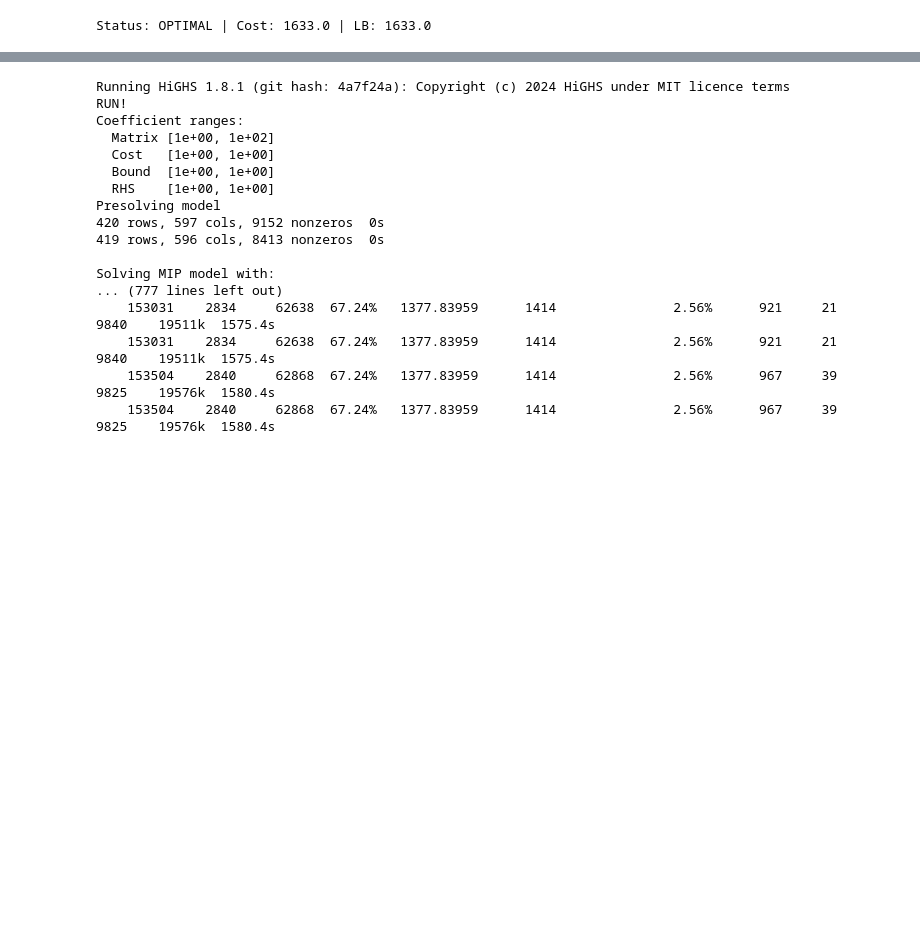
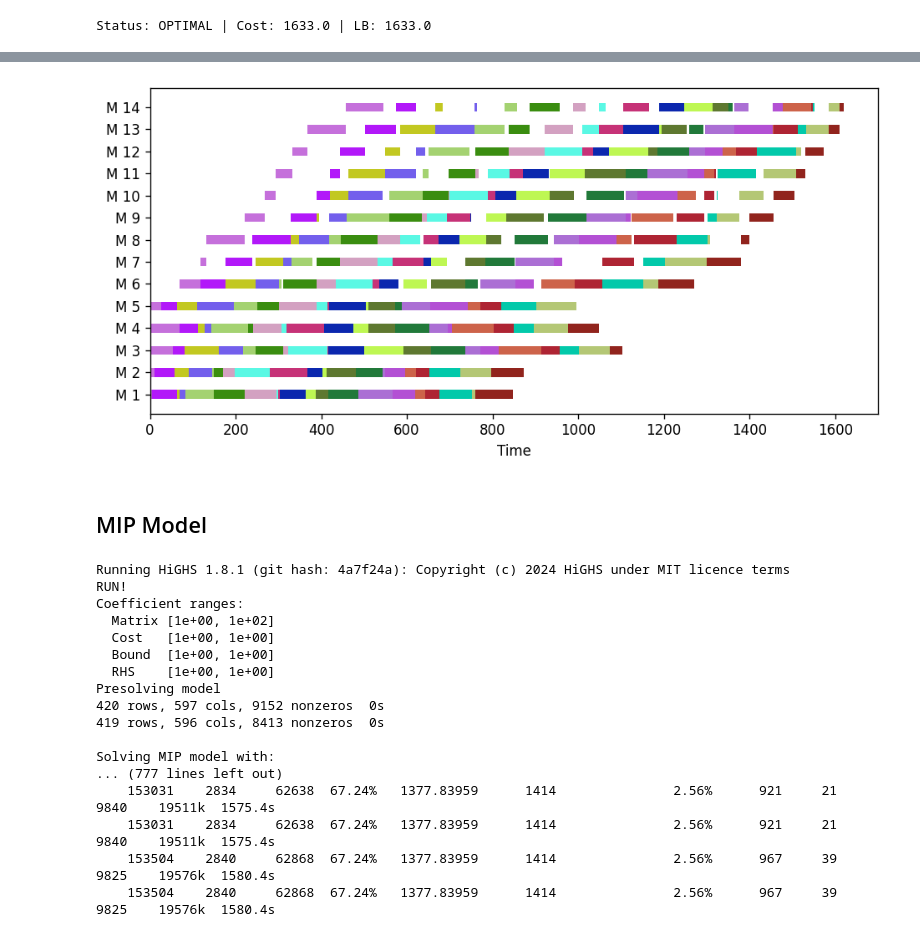
Before and after one commit to bruscalia/bnbpy, a Jupyter notebook: notebooks/pafssp.ipynb, the cells around one changed output, grey strips where cells are left out. Cells and saved outputs as stored; diff of their text form; code cells hidden in the pictures; blank space fills up the shorter version.

```diff
--- a/notebooks/pafssp.ipynb
+++ b/notebooks/pafssp.ipynb
@@ -67,0 +74,3 @@ plot_gantt(bnb.incumbent.problem.sequence, dpi=120, seed=42, figsize=[8, 3])
+# %%
+problem = PermFlowShop.from_p(instance.p, edges=instance.edges)
+bnb = CallbackBnB(eval_node="in", rtol=0.0001, save_tree=False)
@@ -68,3 +82,9 @@ plot_gantt(bnb.incumbent.problem.sequence, dpi=120, seed=42, figsize=[8, 3])
+# %%
+plot_gantt(sol.problem.sequence, dpi=120, seed=42, figsize=[8, 4])
+# %% [output]
+[figure, added]
+# %% [markdown]
+## MIP Model
 # %%
 mip = positional_model(instance.p, edges=instance.edges)
 solver = pyo.SolverFactory("appsi_highs")
```
Also changed, not shown: parts of 8 cells of this notebook, 23 other files.
